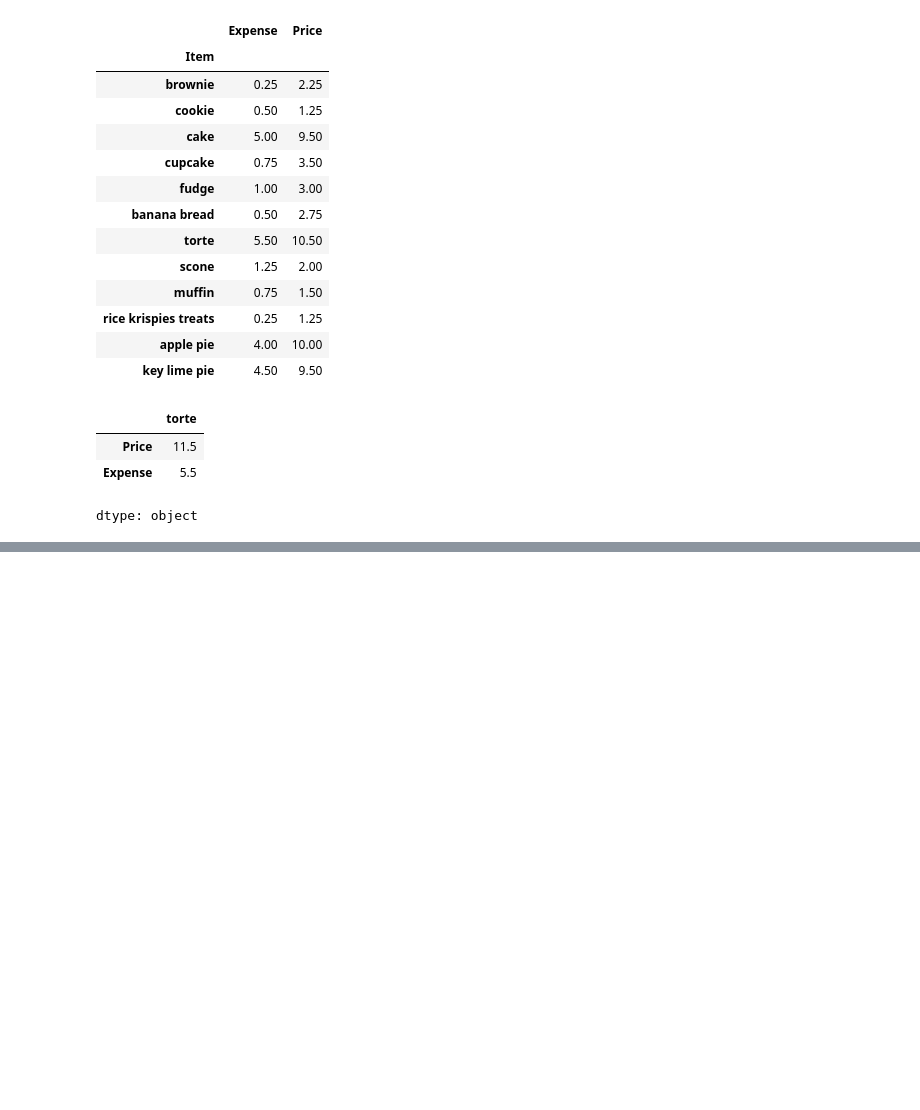
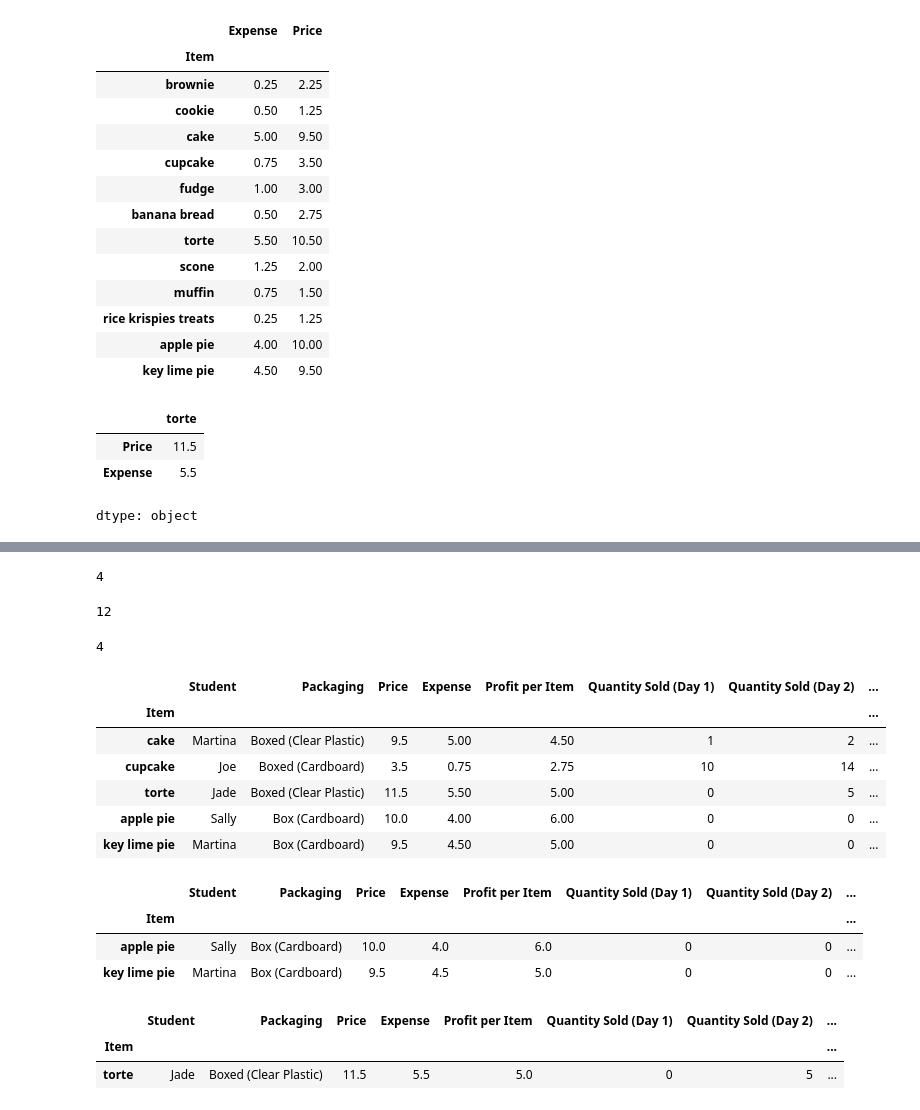
Before and after one commit to SamarBaghdadi/CodingDojo_DS_V23, a Jupyter notebook: Slicing_intro.ipynb, the cells around one changed output, grey strips where cells are left out. Cells and saved outputs as stored; diff of their text form; code cells hidden in the pictures; blank space fills up the shorter version.

```diff
--- a/Slicing_intro.ipynb
+++ b/Slicing_intro.ipynb
@@ -185,0 +260,42 @@ dtype: object
+# %%
+filter_price.sum()
+# %% [output]
+4
+# %%
+len(filter_price)
+# %% [output]
+12
+# %%
+len(df_filtered)
+# %% [output]
+4
+# %%
+#Create a filter for packaging values that contain "individual"
+filter_individual=df["Packaging"].str.contains("Individual")
+df_individual=df.loc[~filter_individual]
+df_individual
+# %% [output]
+|  | Student | Packaging | Price | Expense | Profit per Item | Quantity Sold (Day 1) | Quantity Sold (Day 2) | ... |
+| Item |  |  |  |  |  |  |  | ... |
+| cake | Martina | Boxed (Clear Plastic) | 9.5 | 5.00 | 4.50 | 1 | 2 | ... |
+| cupcake | Joe | Boxed (Cardboard) | 3.5 | 0.75 | 2.75 | 10 | 14 | ... |
+| torte | Jade | Boxed (Clear Plastic) | 11.5 | 5.50 | 5.00 | 0 | 5 | ... |
+| apple pie | Sally | Box (Cardboard) | 10.0 | 4.00 | 6.00 | 0 | 0 | ... |
+| key lime pie | Martina | Box (Cardboard) | 9.5 | 4.50 | 5.00 | 0 | 0 | ... |
+# %%
+#filter any element of the index that contains a pie
+filter_pie=df.index.str.contains(' pie')
+df[filter_pie]
+# %% [output]
+|  | Student | Packaging | Price | Expense | Profit per Item | Quantity Sold (Day 1) | Quantity Sold (Day 2) | ... |
+| Item |  |  |  |  |  |  |  | ... |
+| apple pie | Sally | Box (Cardboard) | 10.0 | 4.0 | 6.0 | 0 | 0 | ... |
+| key lime pie | Martina | Box (Cardboard) | 9.5 | 4.5 | 5.0 | 0 | 0 | ... |
+# %%
+filter_jade=df['Student']=='Jade'
+df_conbined=df[filter_jade&filter_price]
+df_conbined
+# %% [output]
+|  | Student | Packaging | Price | Expense | Profit per Item | Quantity Sold (Day 1) | Quantity Sold (Day 2) | ... |
+| Item |  |  |  |  |  |  |  | ... |
+| torte | Jade | Boxed (Clear Plastic) | 11.5 | 5.5 | 5.0 | 0 | 5 | ... |
```
Also changed, not shown: parts of 9 cells of this notebook.
